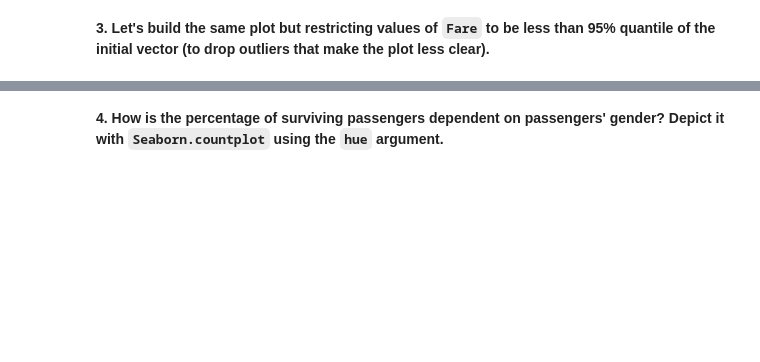
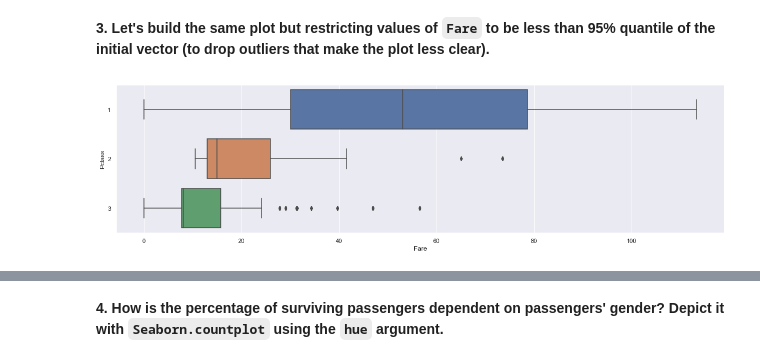
Before and after one commit to SergeyFeskov/mlcourse.ai, a Jupyter notebook: jupyter_english/topic02_visual_data_analysis/topic2_practice_visual_titanic.ipynb, the cells around one changed output, grey strips where cells are left out. Cells and saved outputs as stored; diff of their text form; code cells hidden in the pictures; blank space fills up the shorter version.

```diff
--- a/jupyter_english/topic02_visual_data_analysis/topic2_practice_visual_titanic.ipynb
+++ b/jupyter_english/topic02_visual_data_analysis/topic2_practice_visual_titanic.ipynb
@@ -102,0 +113,6 @@ ax = sns.boxplot(y=train_df['Pclass'], x=train_df['Fare'], orient='h')
+# %%
+# You code here
+plt.figure(figsize=(20,5))
+ax = sns.boxplot(y=train_df['Pclass'], x=train_df[train_df['Fare'] < train_df['Fare'].quantile(0.95)]['Fare'], orient='h')
+# %% [output]
+[figure, added]
```
Also changed, not shown: parts of 12 cells of this notebook, 3 other files.
